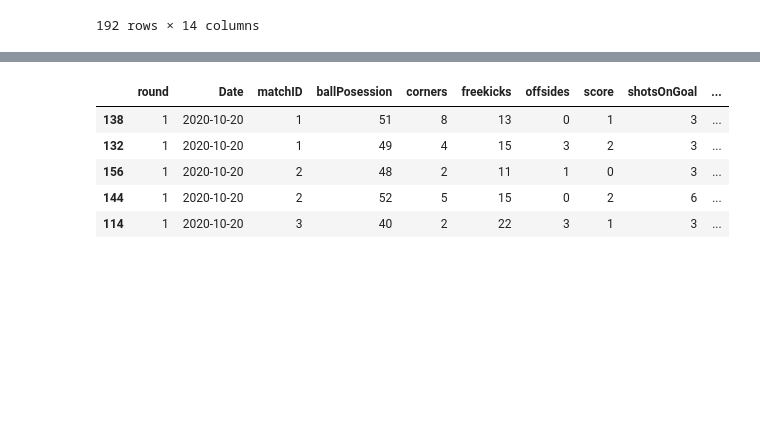
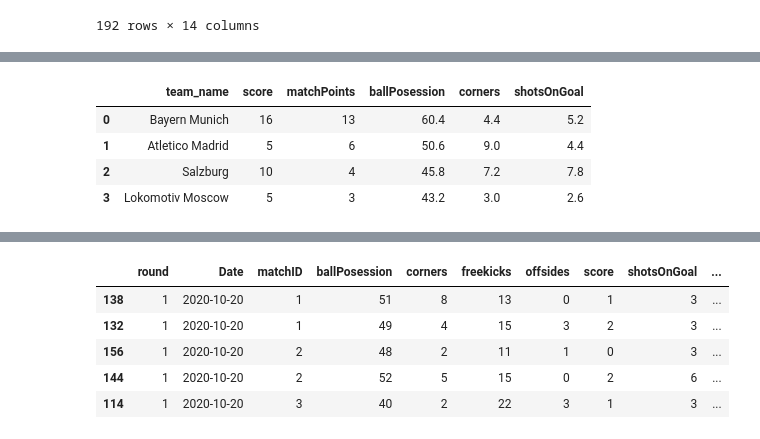
Before and after one commit to rodrigomfguedes/datavisualization, a Jupyter notebook: master_notebook.ipynb, the cells around one changed output, grey strips where cells are left out. Cells and saved outputs as stored; diff of their text form; code cells hidden in the pictures; blank space fills up the shorter version.

```diff
--- a/master_notebook.ipynb
+++ b/master_notebook.ipynb
@@ -263,0 +290,19 @@ round6_stats_df.head()
+# %%
+group_df = round5_stats_df[round5_stats_df['GroupName'] == 'A'][['team_name','score','matchPoints','ballPosession','corners','shotsOnGoal']].sort_values(by='matchPoints',ascending=False)
+
+
+#table_stats = ['team_name','score','matchPoints']
+#bar_stats = ['ballPosession','corners','shotsOnGoal']
+
+#table_list = group_df[table_stats].values.tolist()
+#table_list = np.vstack((['1st','2nd','3rd','4th'],np.array(table_list).T)).T.tolist()
+
+#bar_list = group_df['ballPosession'].values.tolist()
+
+group_df
+# %% [output]
+|  | team_name | score | matchPoints | ballPosession | corners | shotsOnGoal |
+| 0 | Bayern Munich | 16 | 13 | 60.4 | 4.4 | 5.2 |
+| 1 | Atletico Madrid | 5 | 6 | 50.6 | 9.0 | 4.4 |
+| 2 | Salzburg | 10 | 4 | 45.8 | 7.2 | 7.8 |
+| 3 | Lokomotiv Moscow | 5 | 3 | 43.2 | 3.0 | 2.6 |
```
Also changed, not shown: parts of 7 cells of this notebook, 2 other files.
